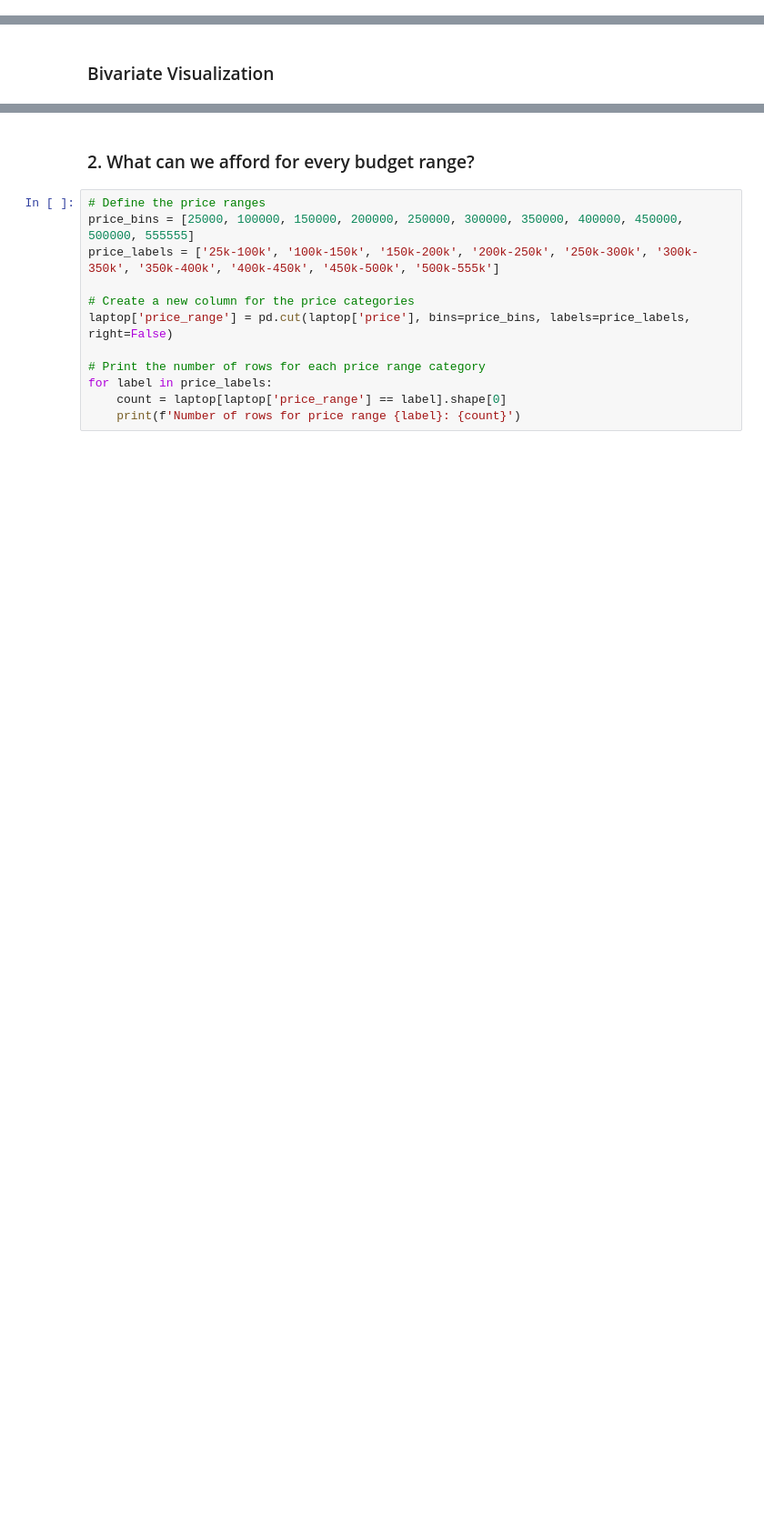
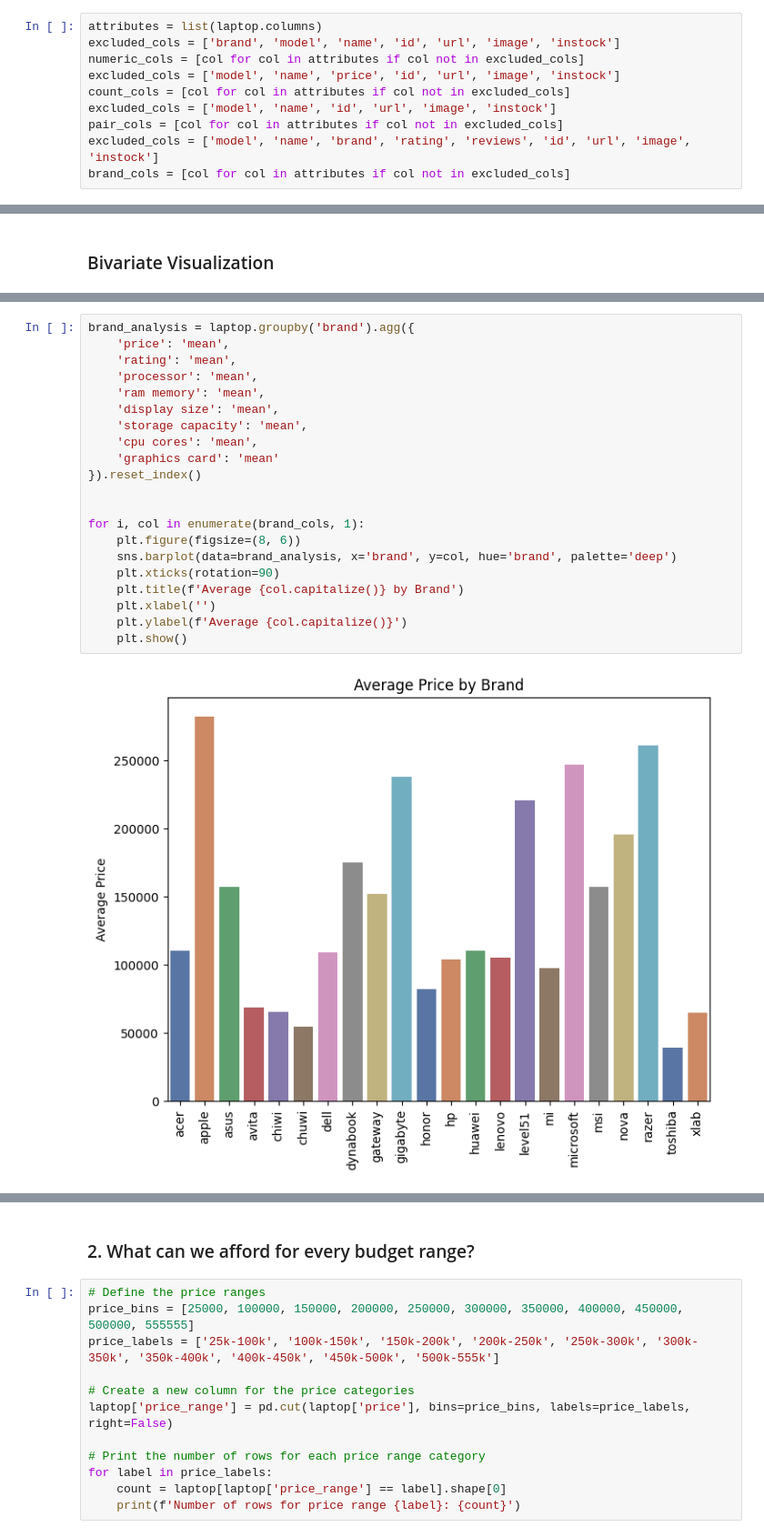
Before and after one commit to xrhahelry/DS-MiniProject, a Jupyter notebook: analysis_Yajjyu.ipynb, the cells around one changed output, grey strips where cells are left out. Shown at 91% size. Cells and saved outputs as stored; diff of their text form; blank space fills up the shorter version.

```diff
--- a/analysis_Yajjyu.ipynb
+++ b/analysis_Yajjyu.ipynb
@@ -73,5 +24,15 @@ Column: cpu cores
 # %% [markdown]
 ### Basic Visualization
+# %%
+attributes = list(laptop.columns)
+excluded_cols = ['brand', 'model', 'name', 'id', 'url', 'image', 'instock']
+numeric_cols = [col for col in attributes if col not in excluded_cols]
+excluded_cols = ['model', 'name', 'price', 'id', 'url', 'image', 'instock']
+count_cols = [col for col in attributes if col not in excluded_cols]
+excluded_cols = ['model', 'name', 'id', 'url', 'image', 'instock']
+pair_cols = [col for col in attributes if col not in excluded_cols]
+excluded_cols = ['model', 'name', 'brand', 'rating', 'reviews', 'id', 'url', 'image', 'instock']
+brand_cols = [col for col in attributes if col not in excluded_cols]
 # %%
 cols = list(laptop.columns)
 
@@ -285,0 +130,23 @@ Passing `palette` without assigning `hue` is deprecated and will be removed in v
+# %%
+brand_analysis = laptop.groupby('brand').agg({
+    'price': 'mean',
+    'rating': 'mean',
+    'processor': 'mean',
+    'ram memory': 'mean',
+    'display size': 'mean',
+    'storage capacity': 'mean',
+    'cpu cores': 'mean',
+    'graphics card': 'mean'
+}).reset_index()
+
+
+for i, col in enumerate(brand_cols, 1):
+    plt.figure(figsize=(8, 6))
+    sns.barplot(data=brand_analysis, x='brand', y=col, hue='brand', palette='deep')
+    plt.xticks(rotation=90)
+    plt.title(f'Average {col.capitalize()} by Brand')
+    plt.xlabel('')
+    plt.ylabel(f'Average {col.capitalize()}')
+    plt.show()
+# %% [output]
+[figure, added]
```
Also changed, not shown: parts of 37 cells of this notebook.
